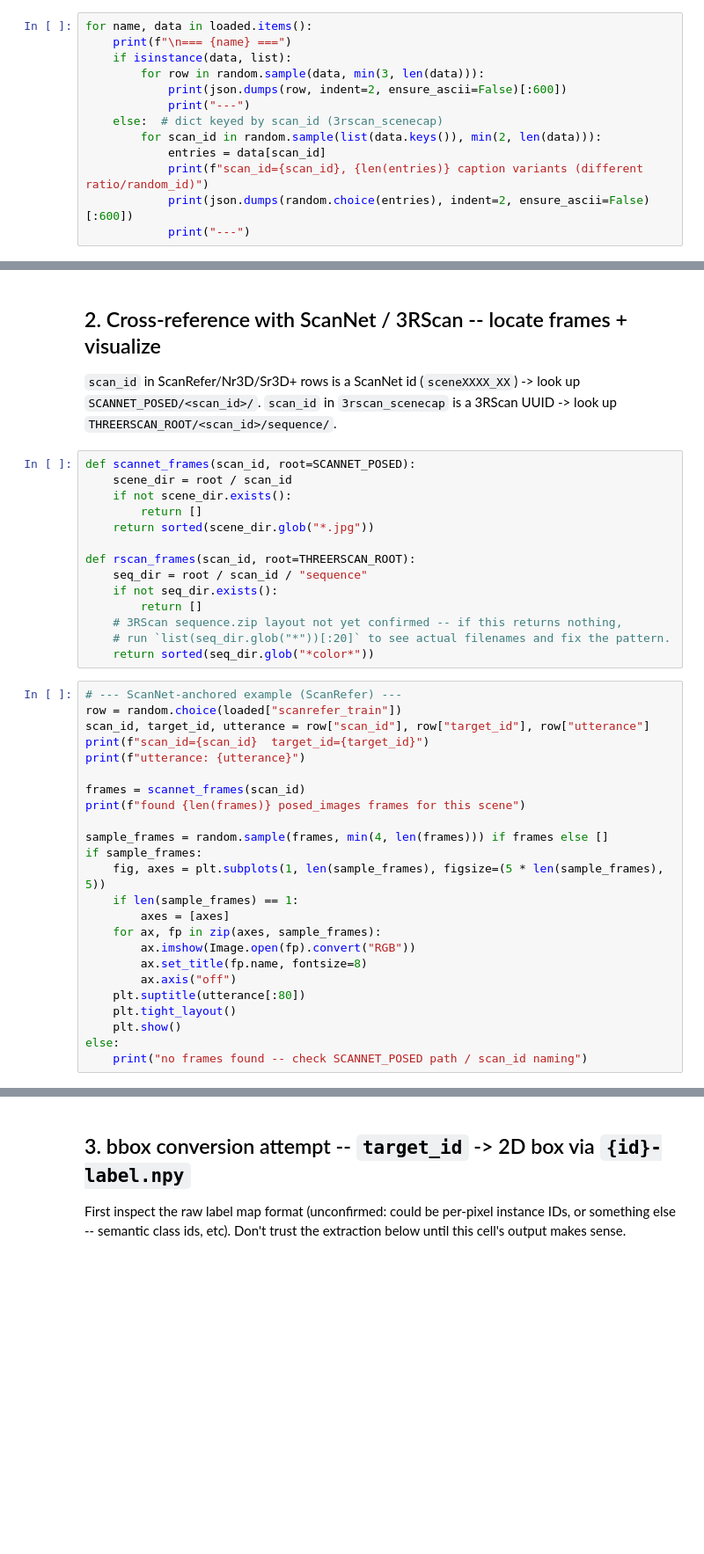
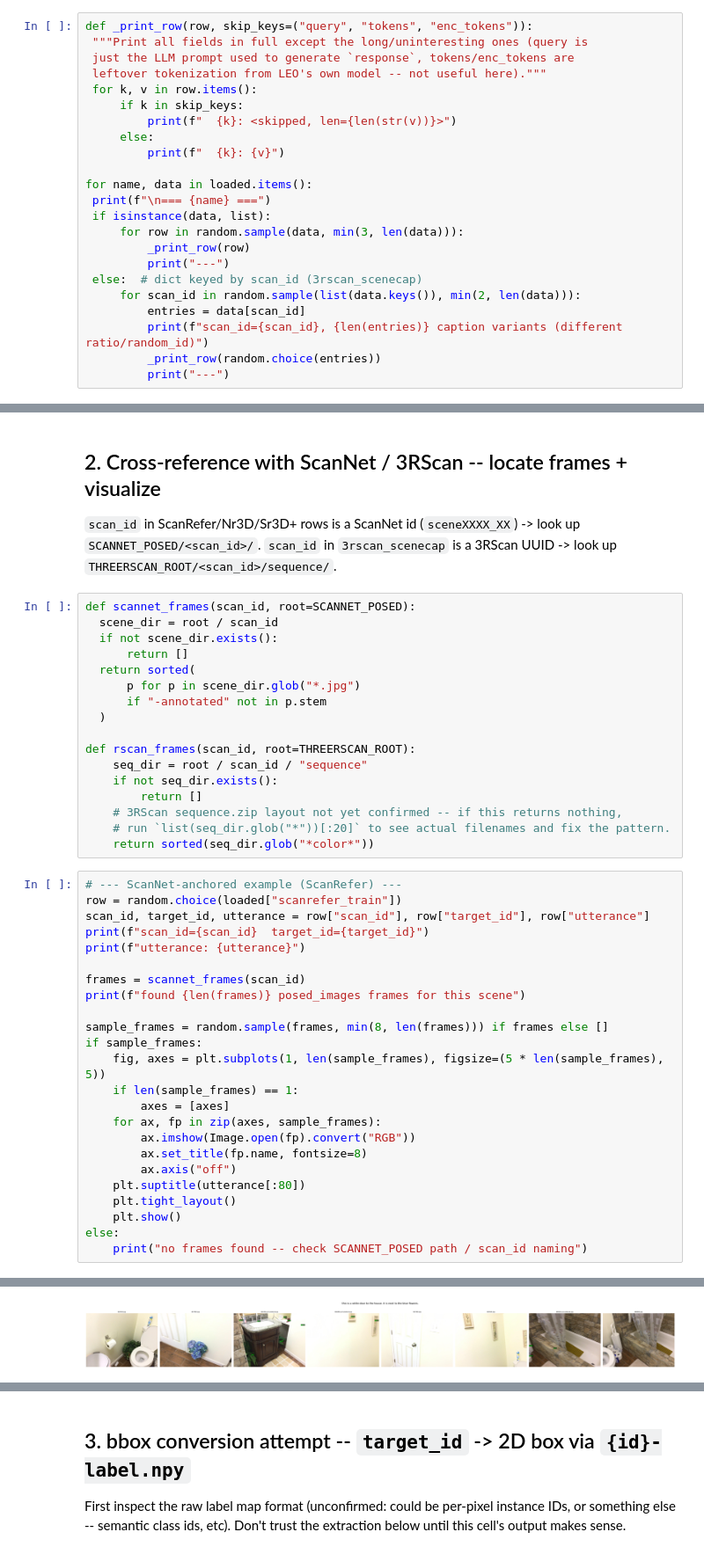
Before and after one commit to FullToker/vjepa201_vggt_combined, a Jupyter notebook: notebooks/leo_annotations_check.ipynb, the cells around one changed output, grey strips where cells are left out. Shown at 88% size. Cells and saved outputs as stored; diff of their text form; blank space fills up the shorter version.

```diff
--- a/notebooks/leo_annotations_check.ipynb
+++ b/notebooks/leo_annotations_check.ipynb
@@ -44,13 +49,23 @@ for name, path in FILES.items():
 # %%
+def _print_row(row, skip_keys=("query", "tokens", "enc_tokens")):
+ """Print all fields in full except the long/uninteresting ones (query is
+ just the LLM prompt used to generate `response`, tokens/enc_tokens are
+ leftover tokenization from LEO's own model -- not useful here)."""
+ for k, v in row.items():
+     if k in skip_keys:
+         print(f"  {k}: <skipped, len={len(str(v))}>")
+     else:
+         print(f"  {k}: {v}")
+
 for name, data in loaded.items():
-    print(f"\n=== {name} ===")
-    if isinstance(data, list):
-        for row in random.sample(data, min(3, len(data))):
-            print(json.dumps(row, indent=2, ensure_ascii=False)[:600])
-            print("---")
-    else:  # dict keyed by scan_id (3rscan_scenecap)
-        for scan_id in random.sample(list(data.keys()), min(2, len(data))):
-            entries = data[scan_id]
-            print(f"scan_id={scan_id}, {len(entries)} caption variants (different ratio/random_id)")
-            print(json.dumps(random.choice(entries), indent=2, ensure_ascii=False)[:600])
-            print("---")
+ print(f"\n=== {name} ===")
+ if isinstance(data, list):
+     for row in random.sample(data, min(3, len(data))):
+         _print_row(row)
+         print("---")
+ else:  # dict keyed by scan_id (3rscan_scenecap)
+     for scan_id in random.sample(list(data.keys()), min(2, len(data))):
+         entries = data[scan_id]
+         print(f"scan_id={scan_id}, {len(entries)} caption variants (different ratio/random_id)")
+         _print_row(random.choice(entries))
+         print("---")
@@ -61,10 +94,13 @@ for name, data in loaded.items():
 `scan_id` in `3rscan_scenecap` is a 3RScan UUID -> look up `THREERSCAN_ROOT/<scan_id>/sequence/`.
 # %%
 def scannet_frames(scan_id, root=SCANNET_POSED):
-    scene_dir = root / scan_id
-    if not scene_dir.exists():
-        return []
-    return sorted(scene_dir.glob("*.jpg"))
+  scene_dir = root / scan_id
+  if not scene_dir.exists():
+      return []
+  return sorted(
+      p for p in scene_dir.glob("*.jpg")
+      if "-annotated" not in p.stem
+  )
 
 def rscan_frames(scan_id, root=THREERSCAN_ROOT):
     seq_dir = root / scan_id / "sequence"
@@ -83,7 +119,7 @@ print(f"utterance: {utterance}")
 frames = scannet_frames(scan_id)
 print(f"found {len(frames)} posed_images frames for this scene")
 
-sample_frames = random.sample(frames, min(4, len(frames))) if frames else []
+sample_frames = random.sample(frames, min(8, len(frames))) if frames else []
 if sample_frames:
     fig, axes = plt.subplots(1, len(sample_frames), figsize=(5 * len(sample_frames), 5))
     if len(sample_frames) == 1:
@@ -97,3 +133,4 @@ if sample_frames:
     plt.show()
 else:
     print("no frames found -- check SCANNET_POSED path / scan_id naming")
+# %% [output]
@@ -100 +140,2 @@ else:
+[figure, added]
 # %%
```
Also changed, not shown: parts of 7 cells of this notebook.
